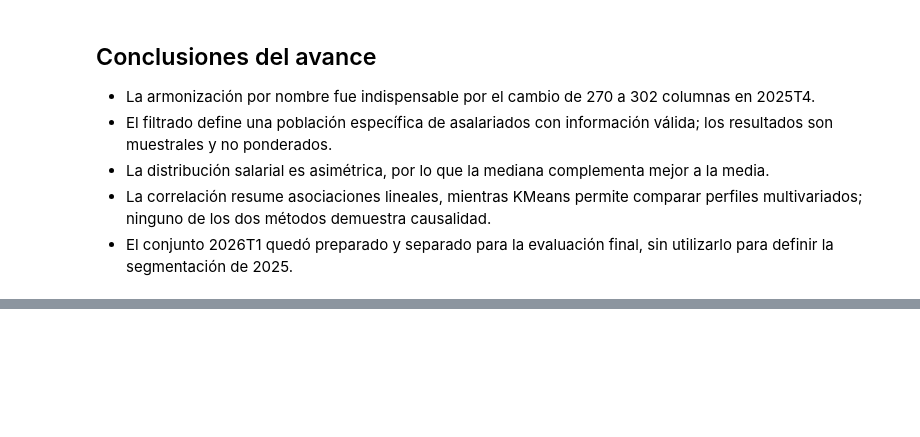
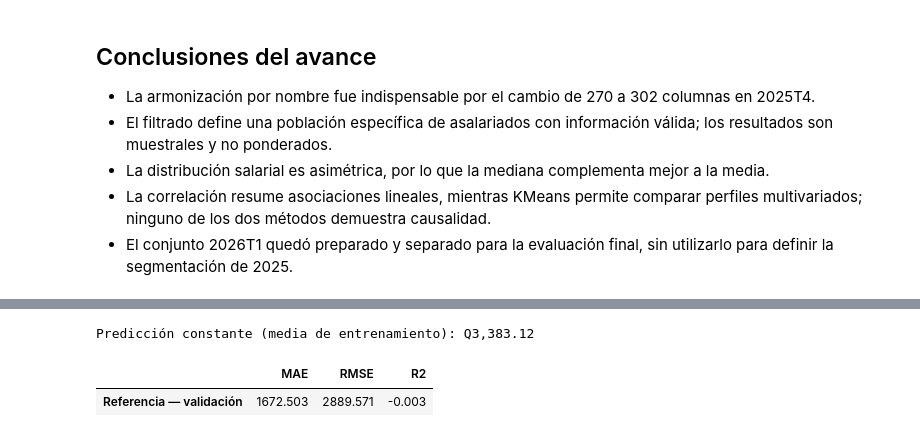
Before and after one commit to FelipeAP04/Lab7-DataScience, a Jupyter notebook: lab7_analisis_segmentacion.ipynb, the cells around one changed output, grey strips where cells are left out. Saved outputs shown, nothing was run; the diff lists cells and outputs as text; code cells hidden in the pictures; blank space fills up the shorter version.

```diff
--- a/lab7_analisis_segmentacion.ipynb
+++ b/lab7_analisis_segmentacion.ipynb
@@ -529,0 +583,22 @@ plt.tight_layout(); plt.show()
+# %%
+def regression_metrics(pred_df, label=TARGET, prediction="prediction"):
+    metrics = {}
+    for name in ["mae", "rmse", "r2"]:
+        evaluator = RegressionEvaluator(labelCol=label, predictionCol=prediction, metricName=name)
+        metrics[name.upper() if name != "r2" else "R2"] = evaluator.evaluate(pred_df)
+    return metrics
+
+
+def baseline_predictions(fit_df, eval_df):
+    mean_salary = fit_df.agg(F.avg(TARGET)).first()[0]
+    return eval_df.withColumn("prediction", F.lit(mean_salary)), mean_salary
+
+
+baseline_valid, baseline_value = baseline_predictions(train_df, valid_df)
+baseline_valid_metrics = regression_metrics(baseline_valid)
+print(f"Predicción constante (media de entrenamiento): Q{baseline_value:,.2f}")
+display(pd.DataFrame([baseline_valid_metrics], index=["Referencia — validación"]).round(3))
+# %% [output]
+Predicción constante (media de entrenamiento): Q3,383.12
+|  | MAE | RMSE | R2 |
+| Referencia — validación | 1672.503 | 2889.571 | -0.003 |
```
Also changed, not shown: parts of 13 cells of this notebook, 1 other file.
